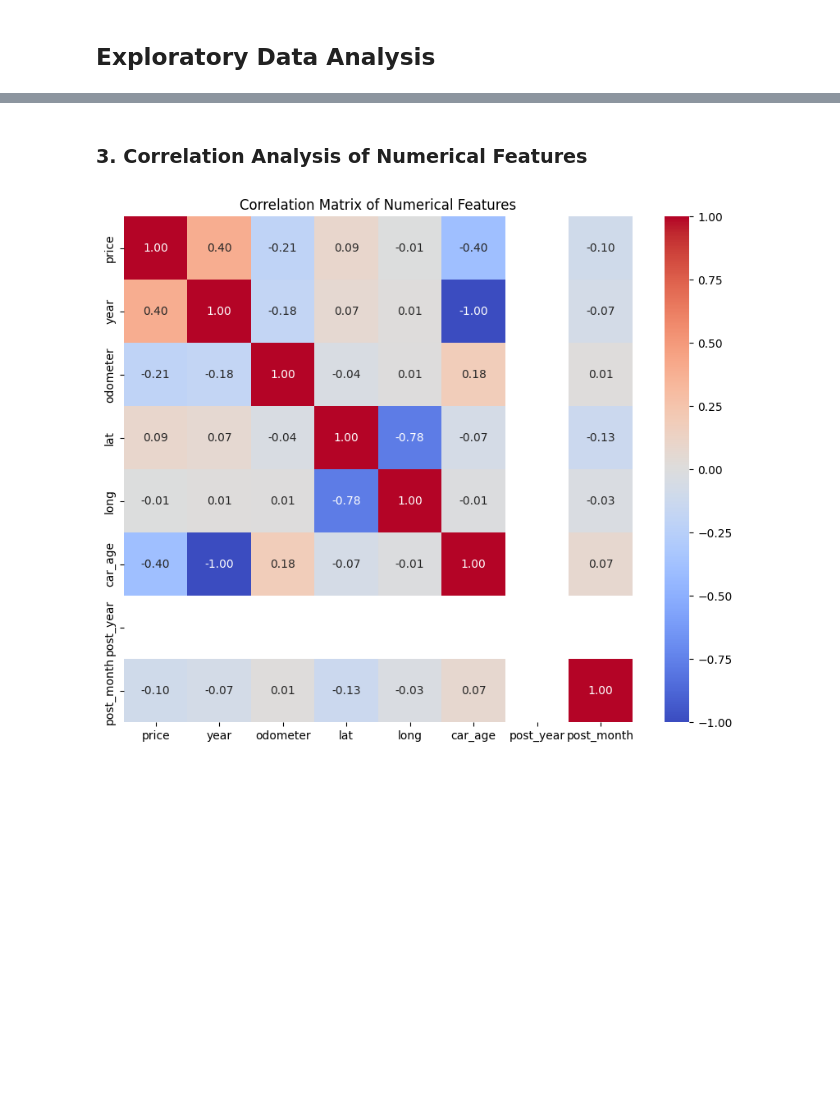
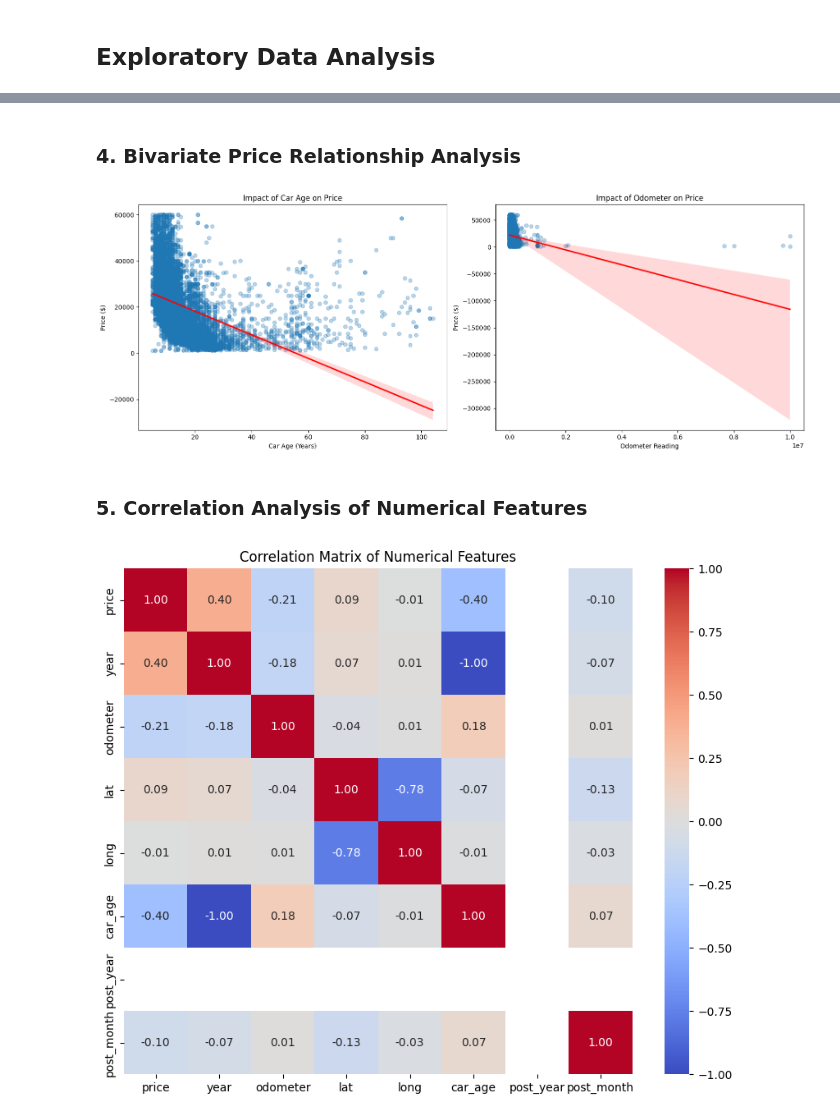
Before and after one commit to tejuuu-7774/Section-D_Group-13_Used_Cars_Market_Analysis, a Jupyter notebook: notebooks/03_eda.ipynb, the cells around one changed output, grey strips where cells are left out. Saved outputs shown, nothing was run; the diff lists cells and outputs as text; code cells hidden in the pictures; blank space fills up the shorter version.

```diff
--- a/notebooks/03_eda.ipynb
+++ b/notebooks/03_eda.ipynb
@@ -104,5 +148,31 @@ plt.show()
+# %% [markdown]
+### 4. Bivariate Price Relationship Analysis
+# %%
+import matplotlib.pyplot as plt
+import seaborn as sns
+
+# 1. Set up a figure with two subplots side-by-side
+fig, (ax1, ax2) = plt.subplots(1, 2, figsize=(16, 6))
+
+# 2. Scatter plot of 'car_age' vs 'price' with regression line
+sns.regplot(data=df, x='car_age', y='price', ax=ax1, scatter_kws={'alpha':0.3}, line_kws={'color':'red'})
+ax1.set_title('Impact of Car Age on Price')
+ax1.set_xlabel('Car Age (Years)')
+ax1.set_ylabel('Price ($)')
+
+# 3. Scatter plot of 'odometer' vs 'price' with regression line
+sns.regplot(data=df, x='odometer', y='price', ax=ax2, scatter_kws={'alpha':0.3}, line_kws={'color':'red'})
+ax2.set_title('Impact of Odometer on Price')
+ax2.set_xlabel('Odometer Reading')
+ax2.set_ylabel('Price ($)')
+
+# 5. Use tight_layout and display
+plt.tight_layout()
+plt.show()
+# %% [output]
+[figure, added]
 # %% [markdown]
-### 3. Correlation Analysis of Numerical Features
+### 5. Correlation Analysis of Numerical Features
 # %%
 numerical_cols = df.select_dtypes(include=['float64', 'int64'])
 
```
Also changed, not shown: parts of 12 cells of this notebook.
